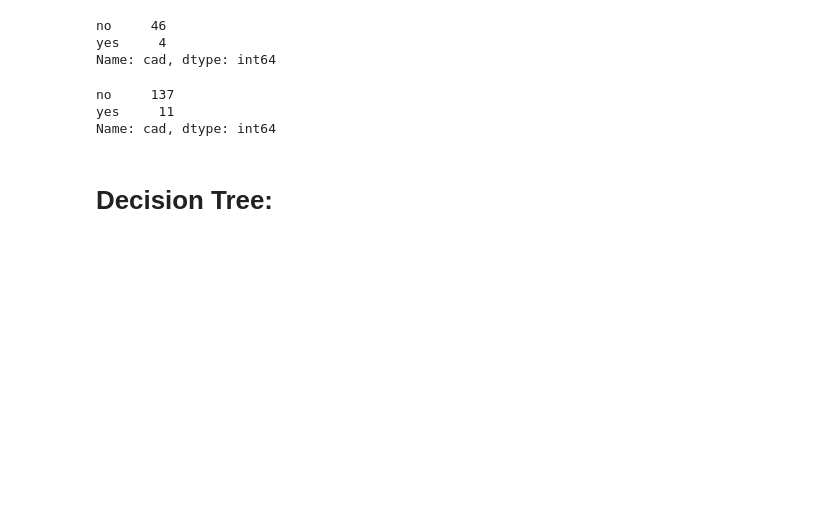
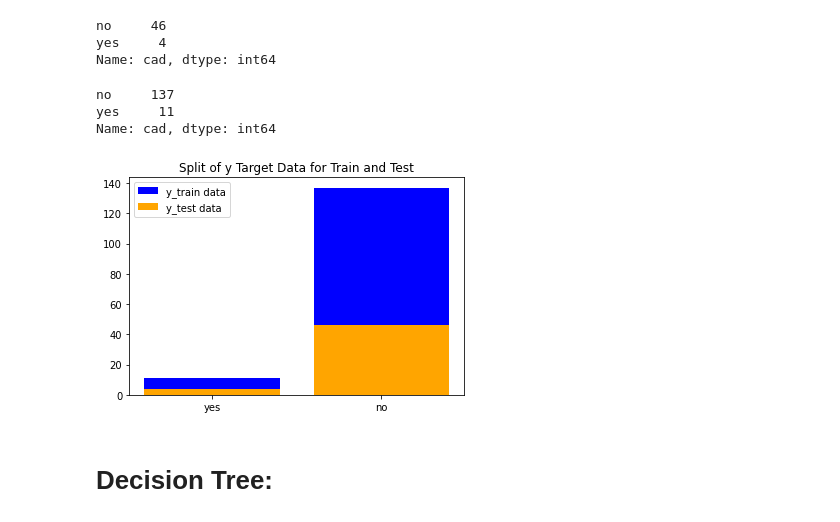
Before and after one commit to trevorguleserian/FinalProject, a Jupyter notebook: KidneyFailure_HeartDisease_Reduced.ipynb, the cells around one changed output. Cells and saved outputs as stored; diff of their text form; code cells hidden in the pictures; blank space fills up the shorter version.

```diff
--- a/KidneyFailure_HeartDisease_Reduced.ipynb
+++ b/KidneyFailure_HeartDisease_Reduced.ipynb
@@ -198,6 +213,29 @@ Name: cad, dtype: int64
 no     137
 yes     11
 Name: cad, dtype: int64
+# %%
+# Plot y data to show yes/no for test train split
+labels = ['yes', 'no']
+y = [15, 183]
+y_train = [11, 137]
+y_test = [4, 46]
+
+# width = 0.35       # the width of the bars: can also be len(x) sequence
+
+fig, ax = plt.subplots()
+
+# ax.bar(labels, y, width, label='Target Dataset')
+
+ax.bar(labels, y_train, label='y_train data', color='blue')
+ax.bar(labels, y_test, label='y_test data', color='orange')
+
+# ax.set_ylabel('Scores')
+ax.set_title('Split of y Target Data for Train and Test')
+ax.legend()
+
+plt.show()
+# %% [output]
+[figure, added]
 # %% [markdown]
 # Decision Tree:
 # %%
```
Also changed, not shown: parts of 8 cells of this notebook, 2 other files.
